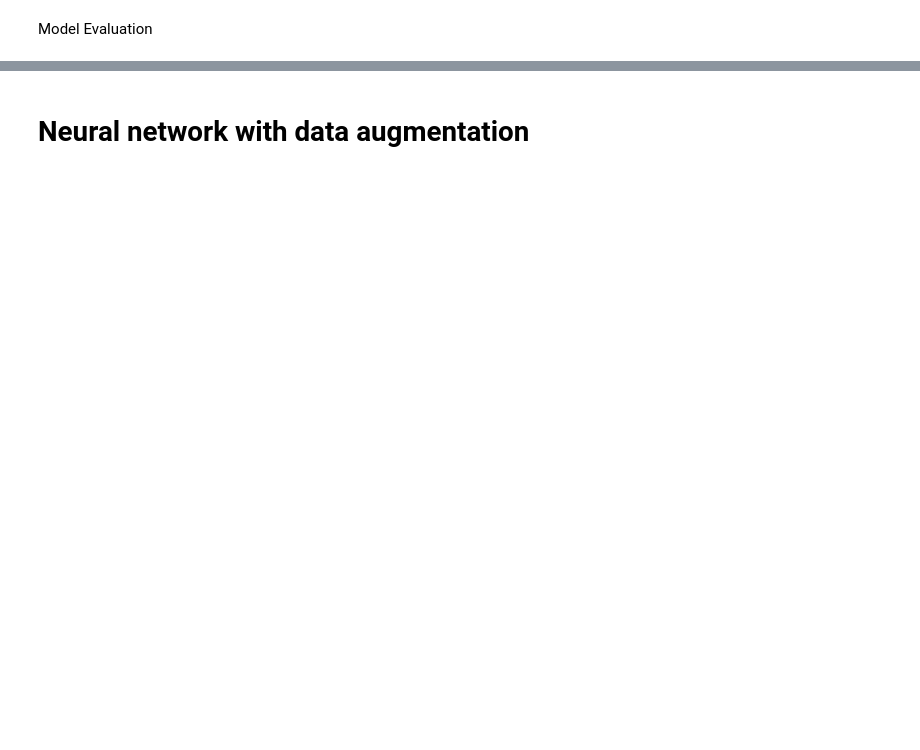
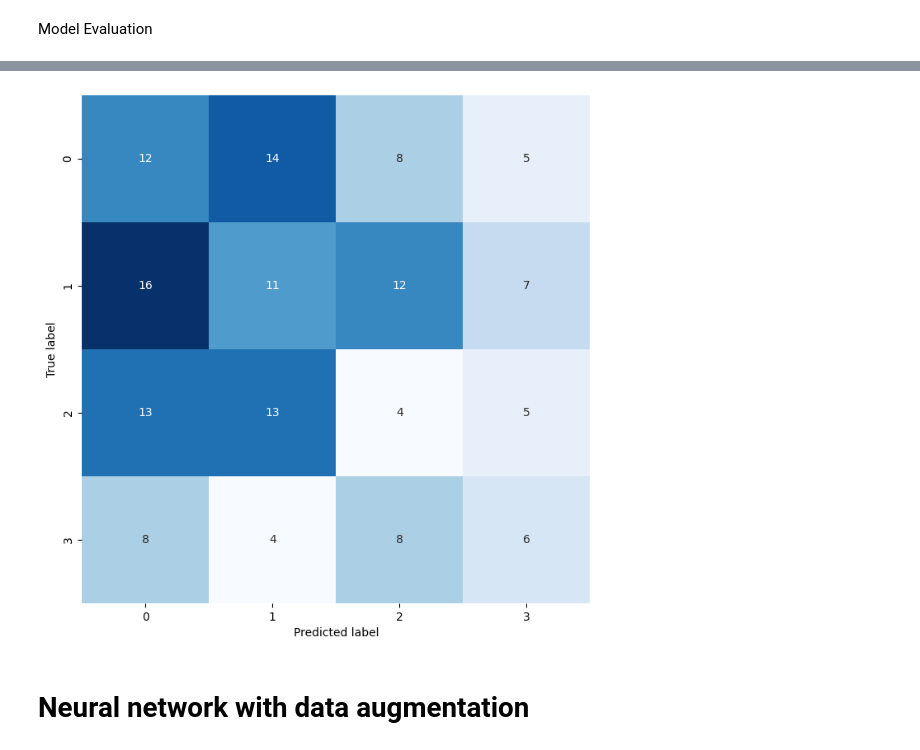
Before and after one commit to Tpris/Computer_vision_Alzheimer_detection, a Jupyter notebook: train_bi_classifier3D-data-aug.ipynb, the cells around one changed output, grey strips where cells are left out. Saved outputs shown, nothing was run; the diff lists cells and outputs as text; code cells hidden in the pictures; blank space fills up the shorter version.

```diff
--- a/train_bi_classifier3D-data-aug.ipynb
+++ b/train_bi_classifier3D-data-aug.ipynb
@@ -217,7 +220,7 @@ _________________________________________________________________
 Model training
 # %%
 # checkpoint
-filepath="classifier3D_test-{epoch:02d}-{val_accuracy:.2f}.hdf5"
+filepath="classifier3D_test_lol-{epoch:02d}-{val_accuracy:.2f}.hdf5"
 checkpoint = ModelCheckpoint(filepath, monitor='val_accuracy', verbose=1, save_best_only=True, mode='max')
 early_stop = EarlyStopping(monitor='val_accuracy', patience=10, verbose=1)
 reduce_lr = ReduceLROnPlateau(monitor='val_accuracy', factor=0.1, patience=5, verbose=1)
@@ -276,0 +279,3 @@ model.evaluate(test_sequence, verbose=1)
+# %%
+test_sequence = NiiSequence(test_set, batch_size, nb_classes=nb_classes, mode="HC", shuffle=False)
+model.evaluate(test_sequence, verbose=1)
@@ -276,0 +285,2 @@ model.evaluate(test_sequence, verbose=1)
+# %%
+y = model.predict(test_sequence)
@@ -276,0 +289,5 @@ model.evaluate(test_sequence, verbose=1)
+# %%
+y_pred = y.argmax(axis=1)
+y_test = np.array(test_labels)
+print(y_pred)
+print(y_test)
@@ -277,3 +303,15 @@ model.evaluate(test_sequence, verbose=1)
+# %%
+from sklearn.metrics import confusion_matrix
+
+cm = confusion_matrix(y_test, y_pred)
+cm_ = cm / cm.astype(float).sum(axis=1) * 100
+plt.figure(figsize=(8, 8))
+sn.heatmap(cm, annot=True, square=True, cmap='Blues', cbar=False)
+plt.xlabel('Predicted label')
+plt.ylabel('True label')
+plt.show()
+# %% [output]
+[figure, added]
 # %% [markdown]
 # Neural network with data augmentation
 # %%
```
Also changed, not shown: parts of 13 cells of this notebook, 1 other file.
